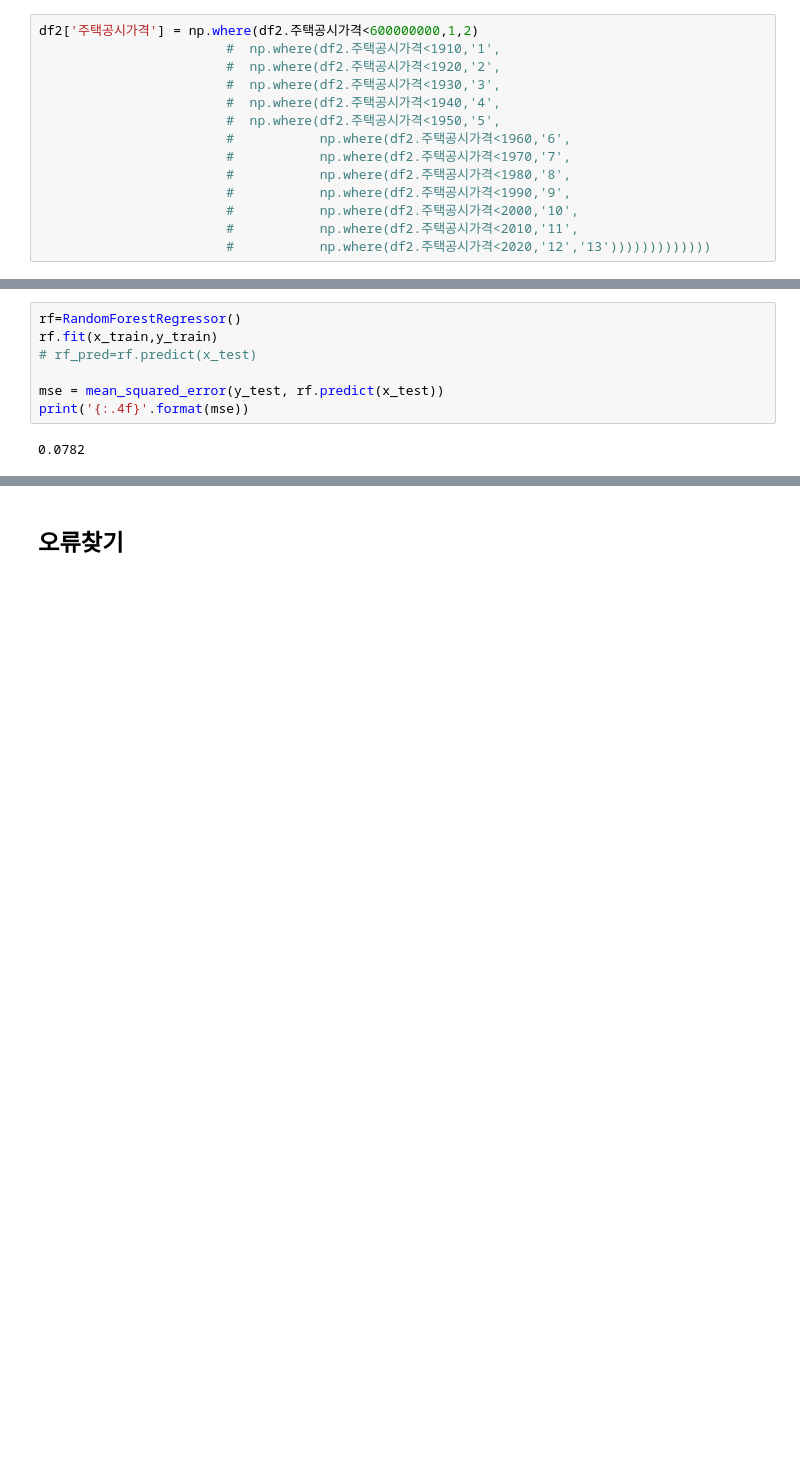
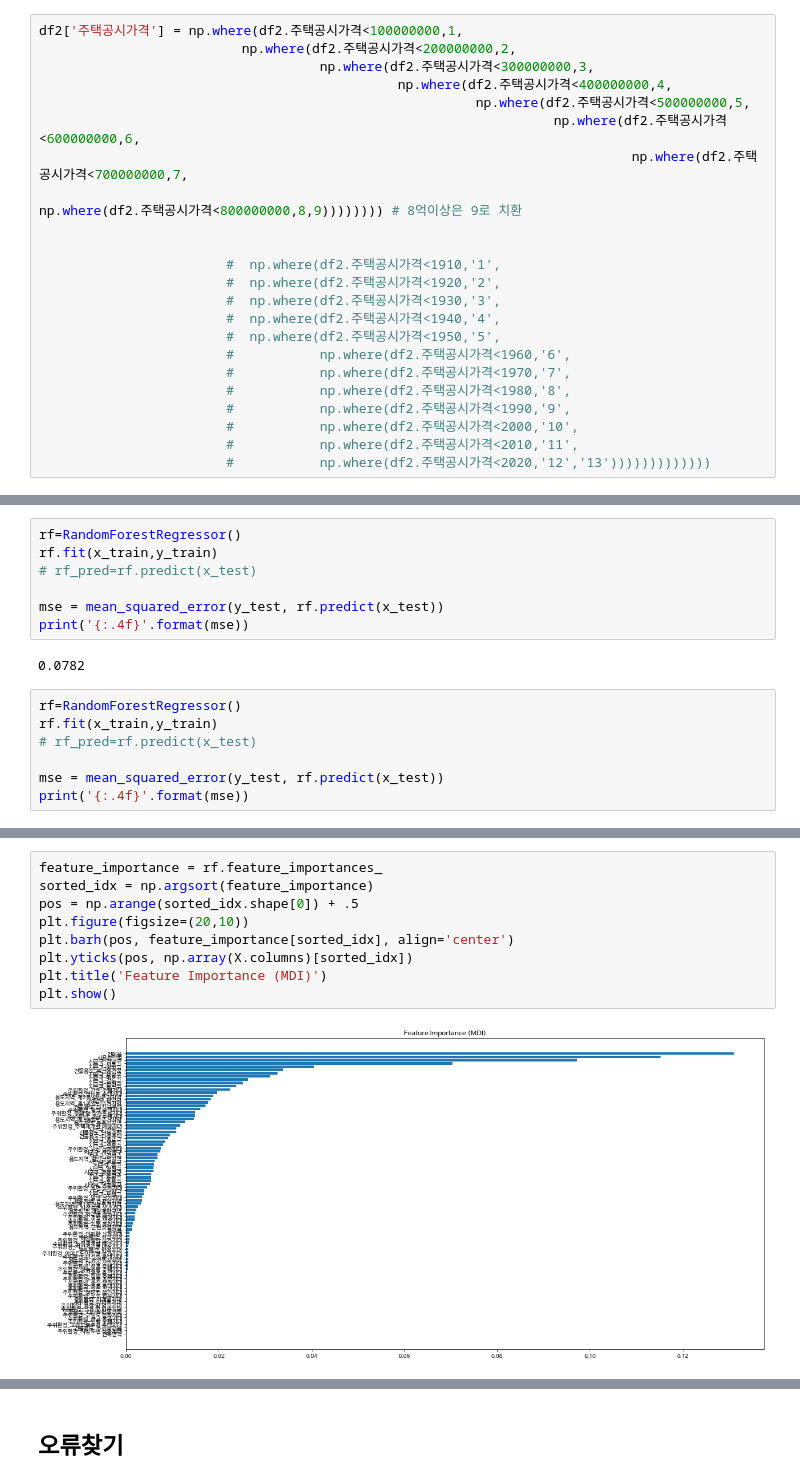
Before and after one commit to HayeonKimm/project, a Jupyter notebook: Project/Machine-Learning/toy_machine_pjt/서울_주택가격_예측해보기(토이).ipynb, the cells around one changed output, grey strips where cells are left out. Saved outputs shown, nothing was run; the diff lists cells and outputs as text; blank space fills up the shorter version.

```diff
--- a/Project/Machine-Learning/toy_machine_pjt/서울_주택가격_예측해보기(토이).ipynb
+++ b/Project/Machine-Learning/toy_machine_pjt/서울_주택가격_예측해보기(토이).ipynb
@@ -412,5 +424,14 @@ Name: 주택공시가격, dtype: float64
 # %%
-df2['주택공시가격'] = np.where(df2.주택공시가격<600000000,1,2)
+df2['주택공시가격'] = np.where(df2.주택공시가격<100000000,1,
+                          np.where(df2.주택공시가격<200000000,2,
+                                    np.where(df2.주택공시가격<300000000,3,
+                                              np.where(df2.주택공시가격<400000000,4,
+                                                        np.where(df2.주택공시가격<500000000,5,
+                                                                  np.where(df2.주택공시가격<600000000,6,
+                                                                            np.where(df2.주택공시가격<700000000,7,
+                                                                                      np.where(df2.주택공시가격<800000000,8,9)))))))) # 8억이상은 9로 치환
+
+
                         #  np.where(df2.주택공시가격<1910,'1',
                         #  np.where(df2.주택공시가격<1920,'2',
                         #  np.where(df2.주택공시가격<1930,'3',
@@ -464,3 +492,10 @@ mse = mean_squared_error(y_test, rf.predict(x_test))
 print('{:.4f}'.format(mse))
 # %% [output]
 0.0782
+# %%
+rf=RandomForestRegressor()
+rf.fit(x_train,y_train)
+# rf_pred=rf.predict(x_test)
+
+mse = mean_squared_error(y_test, rf.predict(x_test))
+print('{:.4f}'.format(mse))
@@ -466,0 +527,11 @@ print('{:.4f}'.format(mse))
+# %%
+feature_importance = rf.feature_importances_
+sorted_idx = np.argsort(feature_importance)
+pos = np.arange(sorted_idx.shape[0]) + .5
+plt.figure(figsize=(20,10))
+plt.barh(pos, feature_importance[sorted_idx], align='center')
+plt.yticks(pos, np.array(X.columns)[sorted_idx])
+plt.title('Feature Importance (MDI)')
+plt.show()
+# %% [output]
+[figure, added]
```
Also changed, not shown: parts of 16 cells of this notebook.
